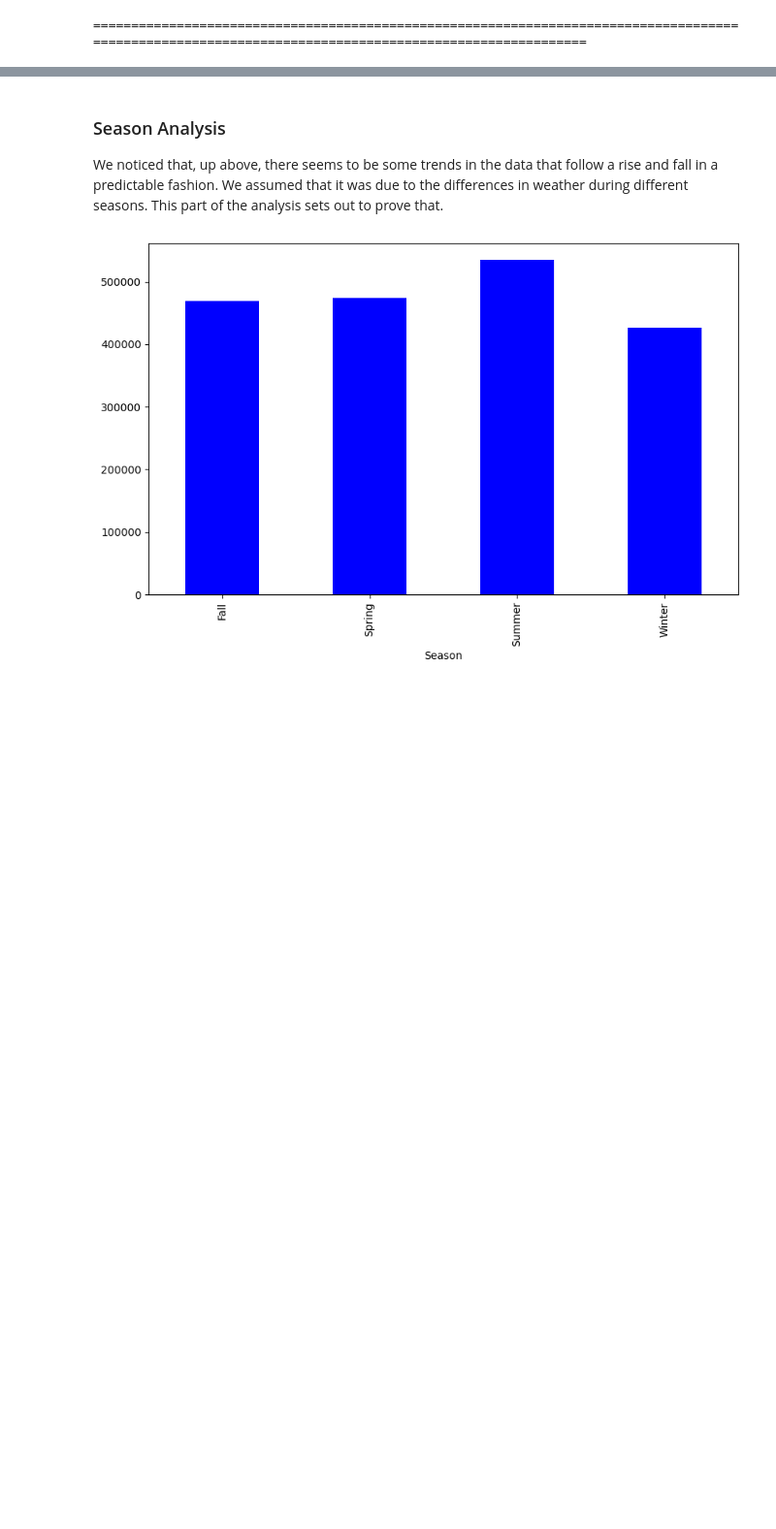
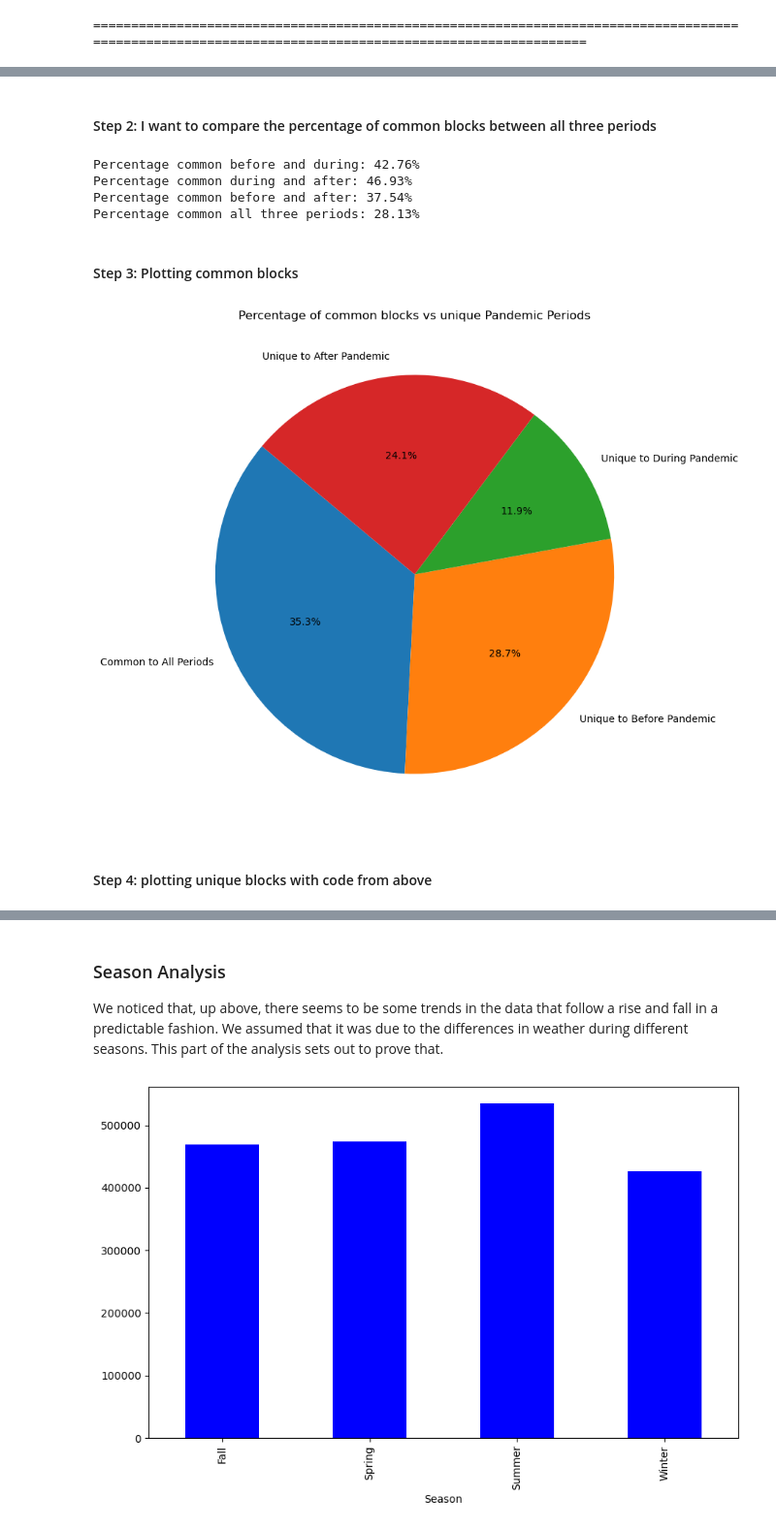
Before and after one commit to QJones76/team-project-1, a Jupyter notebook: main_analysis_file.ipynb, the cells around one changed output, grey strips where cells are left out. Shown at 97% size. Saved outputs shown, nothing was run; the diff lists cells and outputs as text; code cells hidden in the pictures; blank space fills up the shorter version.

```diff
--- a/main_analysis_file.ipynb
+++ b/main_analysis_file.ipynb
@@ -596,0 +649,65 @@ Mapping Chicago Hotspots for All Crimes Incidents After Pandemic
+# %% [markdown]
+#### Step 2: I want to compare the percentage of common blocks between all three periods
+# %%
+# Convert Series to sets before applying union for each period
+common_before_during = set(before_hotspots['Block']).intersection(during_hotspots['Block'])
+common_before_after = set(before_hotspots['Block']).intersection(after_hotspots['Block'])
+common_during_after = set(during_hotspots['Block']).intersection(after_hotspots['Block'])
+
+# Common blocks across all three periods
+common_all = common_before_during & common_before_after & common_during_after
+
+# Total unique blocks across all periods (union)
+total_unique_blocks = set(before_hotspots['Block']).union(during_hotspots['Block'], after_hotspots['Block'])
+
+# Percentage of total unique hotspots that are common to all three periods
+percentage_common_all = (len(common_before_during & common_before_after & common_during_after) / len(total_unique_blocks)) * 100
+
+# Percentages of each period's hotspots that overlap with others
+percentage_common_before_during = (len(common_before_during) / len(set(before_hotspots['Block']).union(during_hotspots['Block']))) * 100
+percentage_common_during_after = (len(common_during_after) / len(set(during_hotspots['Block']).union(after_hotspots['Block']))) * 100
+percentage_common_before_after = (len(common_before_after) / len(set(before_hotspots['Block']).union(after_hotspots['Block']))) * 100
+
+# Print the results
+print(f"Percentage common before and during: {percentage_common_before_during:.2f}%")
+print(f"Percentage common during and after: {percentage_common_during_after:.2f}%")
+print(f"Percentage common before and after: {percentage_common_before_after:.2f}%")
+print(f"Percentage common all three periods: {percentage_common_all:.2f}%")
+# %% [output]
+Percentage common before and during: 42.76%
+Percentage common during and after: 46.93%
+Percentage common before and after: 37.54%
+Percentage common all three periods: 28.13%
+# %% [markdown]
+#### Step 3: Plotting common blocks
+# %%
+# Creating dictionary to turn into a dataframe that we can then use to plot the variables
+comparison_data = {
+    'Description': [
+        'Common to All Periods',
+        'Unique to Before Pandemic',
+        'Unique to During Pandemic',
+        'Unique to After Pandemic'
+    ],
+    'Count': [
+        len(common_all),
+        len(set(before_hotspots['Block']) - (set(during_hotspots['Block']) | set(after_hotspots['Block']))),
+        len(set(during_hotspots['Block']) - (set(before_hotspots['Block']) | set(after_hotspots['Block']))),
+        len(set(after_hotspots['Block']) - (set(before_hotspots['Block']) | set(during_hotspots['Block'])))
+    ]
+}
+
+comparison_df = pd.DataFrame(comparison_data)
+
+# Plotting a pie chart to show the overlap
+ax = comparison_df.set_index('Description')['Count'].plot(kind='pie', autopct='%1.1f%%', figsize=(9, 9), startangle=140, title='Percentage of common blocks vs unique Pandemic Periods')
+ax.set_ylabel('')  # Remove the 'Count' label from the side of the pie chart
+
+plt.savefig('Data_viz_output/percentage_of_common_blocks_vs_unique_pandemic_periods')
+
+# display the chart.
+plt.show()
+# %% [output]
+[figure, added]
+# %% [markdown]
+#### Step 4: plotting unique blocks with code from above
```
Also changed, not shown: parts of 16 cells of this notebook, 10 other files.
